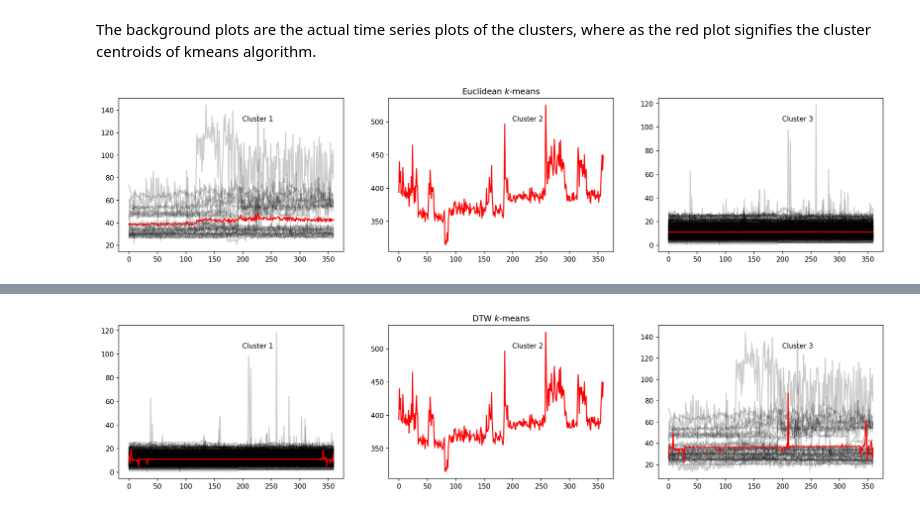
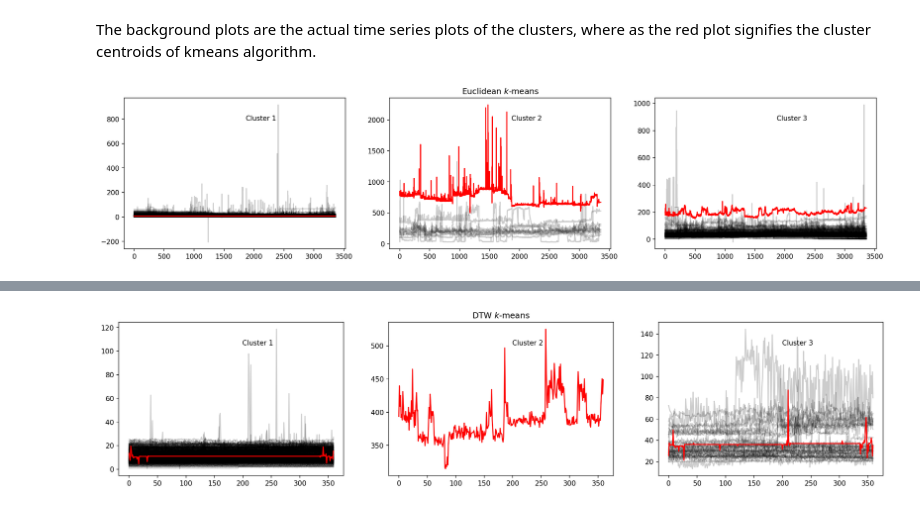
Before and after one commit to Anxhela21/acm-data-project, a Jupyter notebook: clustering.ipynb, the cells around one changed output, grey strips where cells are left out. Saved outputs shown, nothing was run; the diff lists cells and outputs as text; code cells hidden in the pictures.

```diff
--- a/clustering.ipynb
+++ b/clustering.ipynb
@@ -109,13 +45,13 @@ df_copy = sample_df.copy(deep=True)
 # %% [markdown]
 To Flatten the current data by cluster_id to have the dimensions as (# of clusters, Timeseries size, dimensions)
 # %%
-g = df_copy.groupby('cluster_id').cumcount()
-L = (df_copy.set_index(['cluster_id',g])
+g = cpu_ts_hub.groupby('cluster_id').cumcount()
+L = (cpu_ts_hub.set_index(['cluster_id',g])
        .unstack(fill_value=0)
        .stack().groupby(level=0)
        .apply(lambda x: x.values.tolist())
        .tolist())
 # %%
-np_arrap = np.array(L)
+np_arrap2 = np.array(L)
 # %%
-np_arrap.shape
+np_arrap3 = np.concatenate([np_arrap,np_arrap2],axis=0)
@@ -140,0 +86,3 @@ y_pred_euc = km.fit_predict(np_arrap)
+# %%
+km2 = TimeSeriesKMeans(n_clusters=3, verbose=True, random_state=42)
+y_pred_euc2 = km2.fit_predict(np_arrap3)
@@ -187,15 +121,15 @@ The background plots are the actual time series plots of the clusters, where as
 # %%
 plt.figure(figsize=(20, 14), dpi=150)
 for yi in range(3):
     plt.subplot(3, 3, yi + 1)
     for xx in np_arrap[y_pred_euc == yi]:
         plt.plot(xx.ravel(), "k-", alpha=.2)
-    plt.plot(km.cluster_centers_[yi].ravel(), "r-")
+    plt.plot(km2.cluster_centers_[yi].ravel(), "r-")
     # plt.xlim(0, sz)
     # plt.ylim(-4, 4)
     plt.text(0.55, 0.85,'Cluster %d' % (yi + 1),
              transform=plt.gca().transAxes)
     if yi == 1:
         plt.title("Euclidean $k$-means")
 # %% [output]
-[figure, old version]
+[figure, new version]
```
Also changed, not shown: parts of 43 cells of this notebook, 2 other files.
